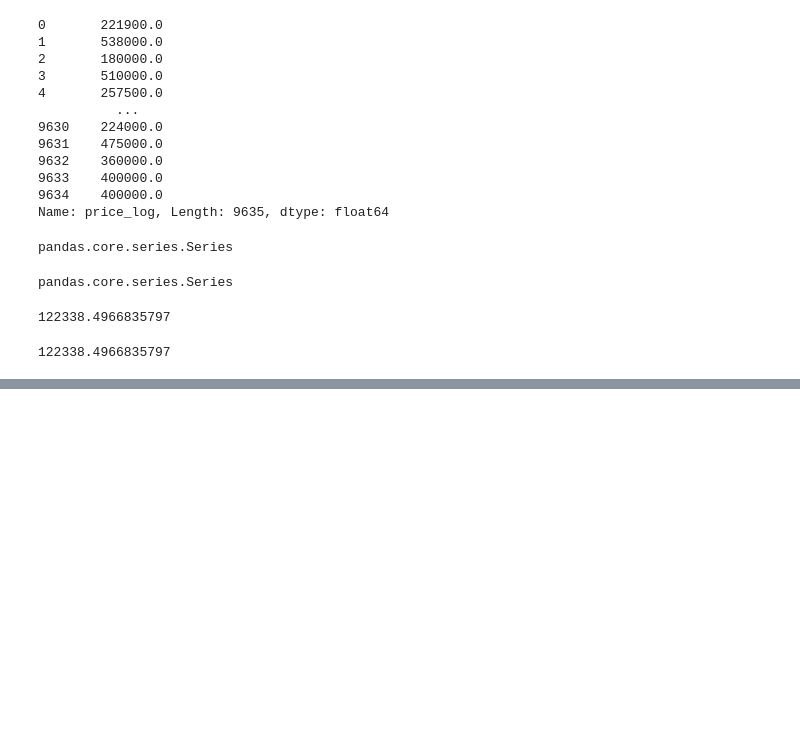
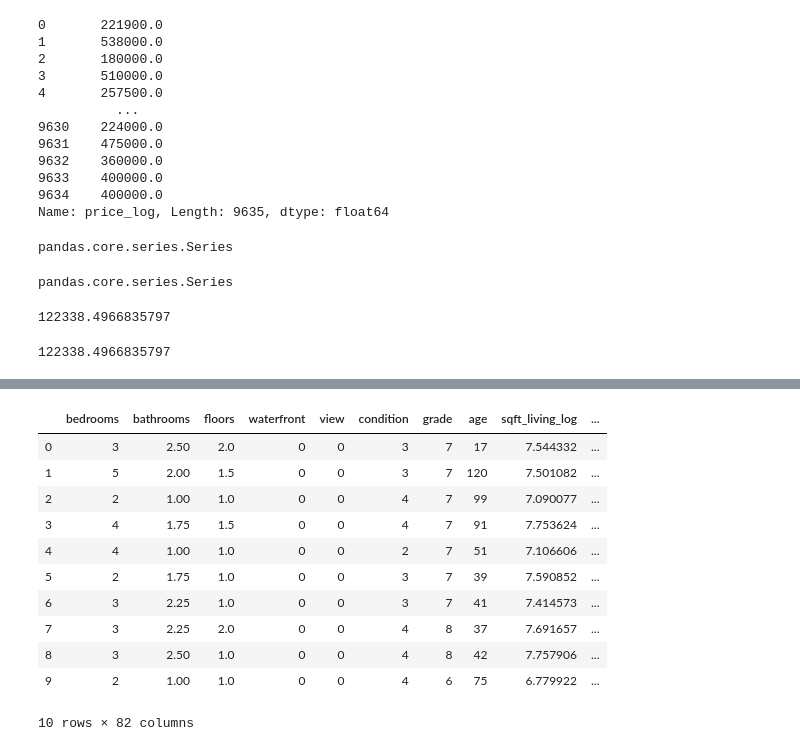
Before and after one commit to nikhilpavanam/House-Price-Prediction, a Jupyter notebook: ML 1 Assignment - Final Model 5 - KC House Price Prediction.ipynb, the cells around one changed output, grey strips where cells are left out. Saved outputs shown, nothing was run; the diff lists cells and outputs as text; code cells hidden in the pictures; blank space fills up the shorter version.

```diff
--- a/ML 1 Assignment - Final Model 5 - KC House Price Prediction.ipynb
+++ b/ML 1 Assignment - Final Model 5 - KC House Price Prediction.ipynb
@@ -412,0 +510,21 @@ rmse5
+# %%
+unwanted2 = ['id','date','price','sqft_living','sqft_lot','sqft_living15','sqft_lot15','sqft_living15_log','sqft_lot15_log','sqft_above','sqft_basement','yr_built','yr_renovated','zipcode','lat','long']
+house_test1.drop(unwanted2,axis=1,inplace=True)
+# %%
+X_test = house_test1.drop(["price_log"], axis = 1)
+y_testl = house_test1['price_log']
+# %%
+X_test.head(10)
+# %% [output]
+|  | bedrooms | bathrooms | floors | waterfront | view | condition | grade | age | sqft_living_log | ... |
+| 0 | 3 | 2.50 | 2.0 | 0 | 0 | 3 | 7 | 17 | 7.544332 | ... |
+| 1 | 5 | 2.00 | 1.5 | 0 | 0 | 3 | 7 | 120 | 7.501082 | ... |
+| 2 | 2 | 1.00 | 1.0 | 0 | 0 | 4 | 7 | 99 | 7.090077 | ... |
+| 3 | 4 | 1.75 | 1.5 | 0 | 0 | 4 | 7 | 91 | 7.753624 | ... |
+| 4 | 4 | 1.00 | 1.0 | 0 | 0 | 2 | 7 | 51 | 7.106606 | ... |
+| 5 | 2 | 1.75 | 1.0 | 0 | 0 | 3 | 7 | 39 | 7.590852 | ... |
+| 6 | 3 | 2.25 | 1.0 | 0 | 0 | 3 | 7 | 41 | 7.414573 | ... |
+| 7 | 3 | 2.25 | 2.0 | 0 | 0 | 4 | 8 | 37 | 7.691657 | ... |
+| 8 | 3 | 2.50 | 1.0 | 0 | 0 | 4 | 8 | 42 | 7.757906 | ... |
+| 9 | 2 | 1.00 | 1.0 | 0 | 0 | 4 | 6 | 75 | 6.779922 | ... |
+10 rows × 82 columns
```
Also changed, not shown: parts of 30 cells of this notebook.
